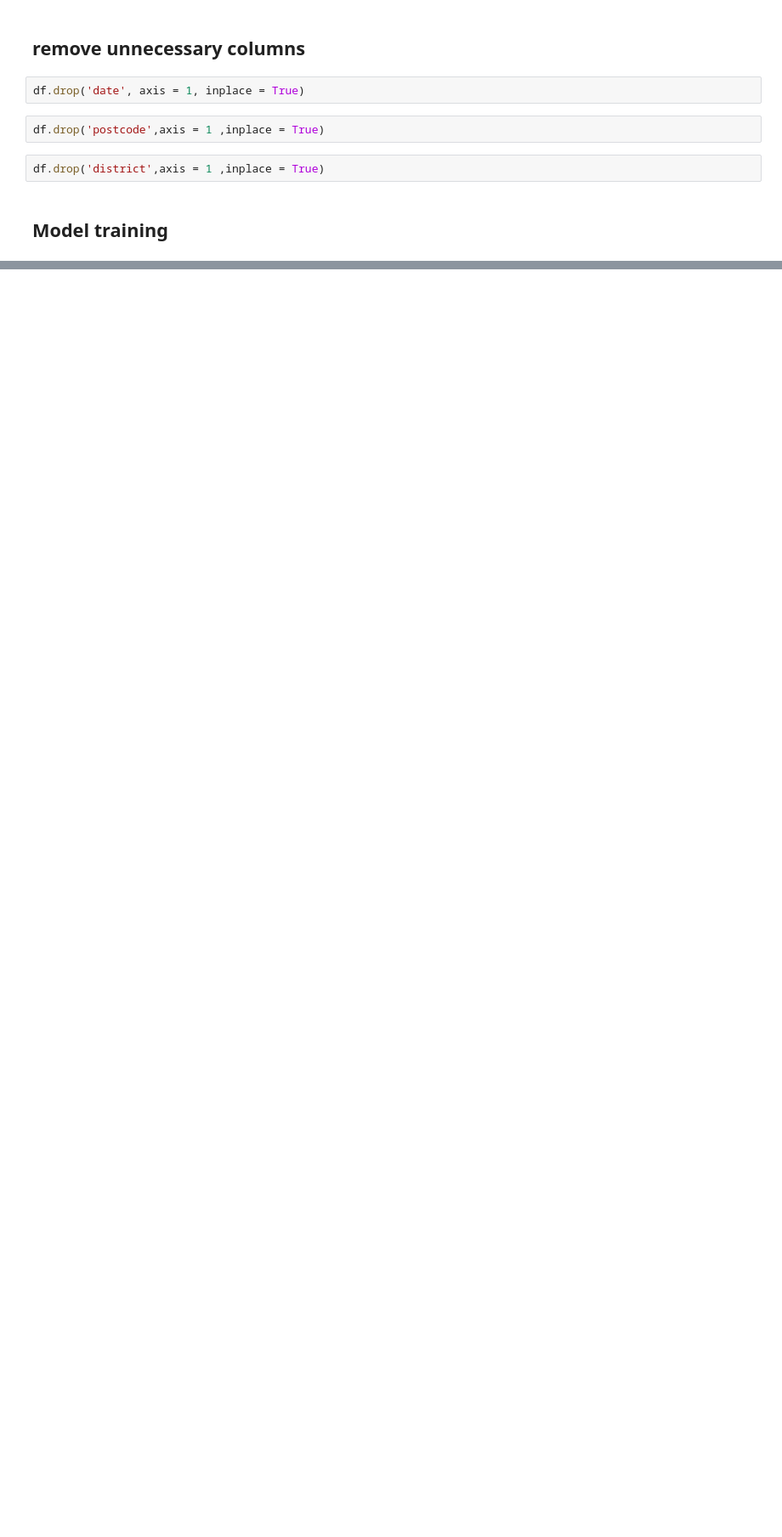
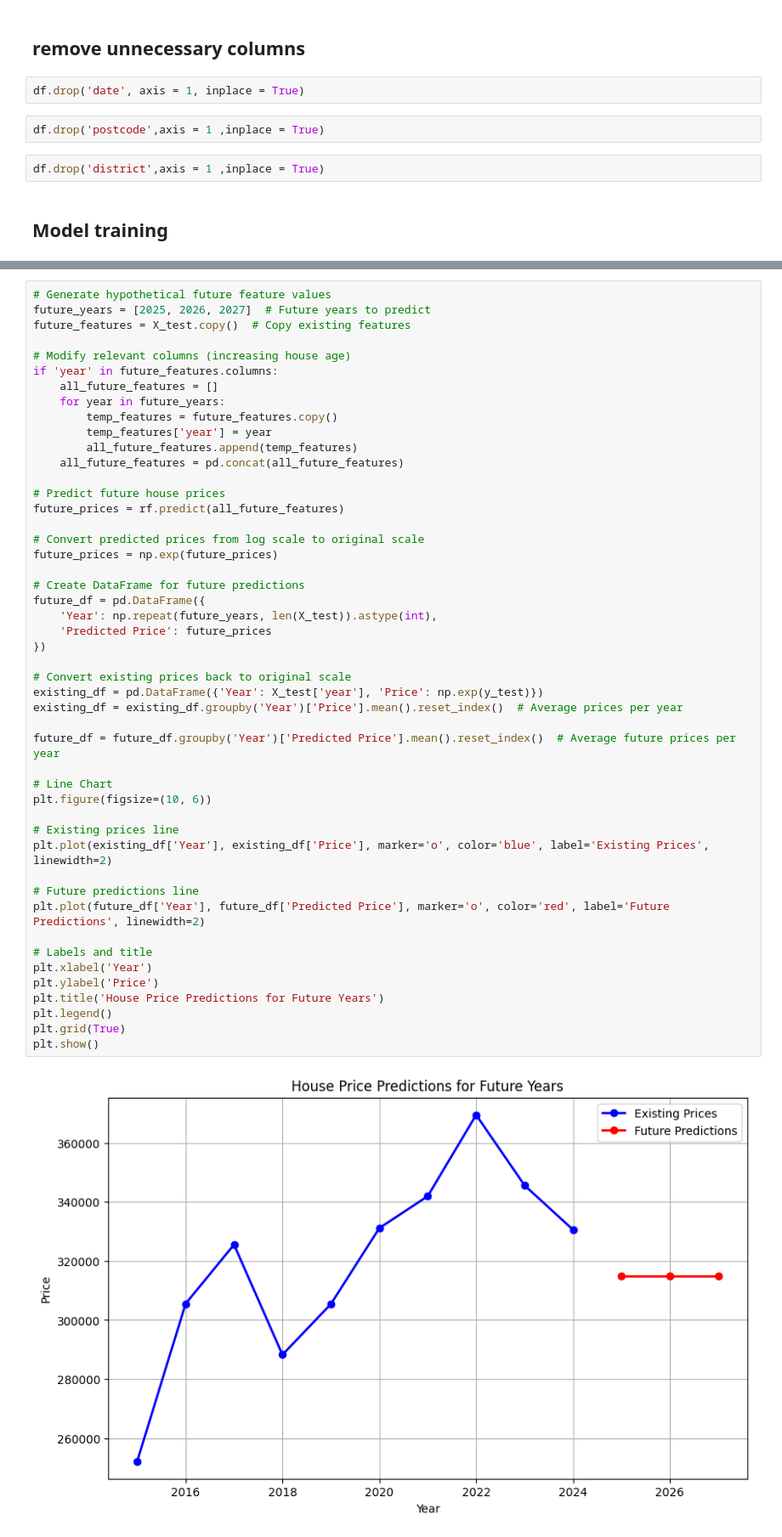
Before and after one commit to DevPatel1023/UK-house-price-prediction, a Jupyter notebook: Uk_house_price_prediction.ipynb, the cells around one changed output, grey strips where cells are left out. Shown at 85% size. Cells and saved outputs as stored; diff of their text form; blank space fills up the shorter version.

```diff
--- a/Uk_house_price_prediction.ipynb
+++ b/Uk_house_price_prediction.ipynb
@@ -542,0 +737,50 @@ df.drop('district',axis = 1 ,inplace = True)
+# %%
+# Generate hypothetical future feature values
+future_years = [2025, 2026, 2027]  # Future years to predict
+future_features = X_test.copy()  # Copy existing features
+
+# Modify relevant columns (increasing house age)
+if 'year' in future_features.columns:
+    all_future_features = []
+    for year in future_years:
+        temp_features = future_features.copy()
+        temp_features['year'] = year
+        all_future_features.append(temp_features)
+    all_future_features = pd.concat(all_future_features)
+
+# Predict future house prices
+future_prices = rf.predict(all_future_features)
+
+# Convert predicted prices from log scale to original scale
+future_prices = np.exp(future_prices)
+
+# Create DataFrame for future predictions
+future_df = pd.DataFrame({
+    'Year': np.repeat(future_years, len(X_test)).astype(int),
+    'Predicted Price': future_prices
+})
+
+# Convert existing prices back to original scale
+existing_df = pd.DataFrame({'Year': X_test['year'], 'Price': np.exp(y_test)})
+existing_df = existing_df.groupby('Year')['Price'].mean().reset_index()  # Average prices per year
+
+future_df = future_df.groupby('Year')['Predicted Price'].mean().reset_index()  # Average future prices per year
+
+# Line Chart
+plt.figure(figsize=(10, 6))
+
+# Existing prices line
+plt.plot(existing_df['Year'], existing_df['Price'], marker='o', color='blue', label='Existing Prices', linewidth=2)
+
+# Future predictions line
+plt.plot(future_df['Year'], future_df['Predicted Price'], marker='o', color='red', label='Future Predictions', linewidth=2)
+
+# Labels and title
+plt.xlabel('Year')
+plt.ylabel('Price')
+plt.title('House Price Predictions for Future Years')
+plt.legend()
+plt.grid(True)
+plt.show()
+# %% [output]
+[figure, added]
```
Also changed, not shown: parts of 29 cells of this notebook.
